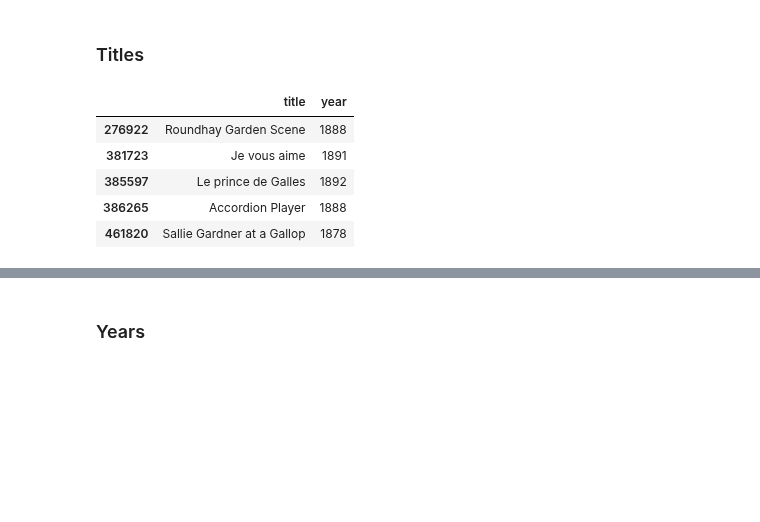
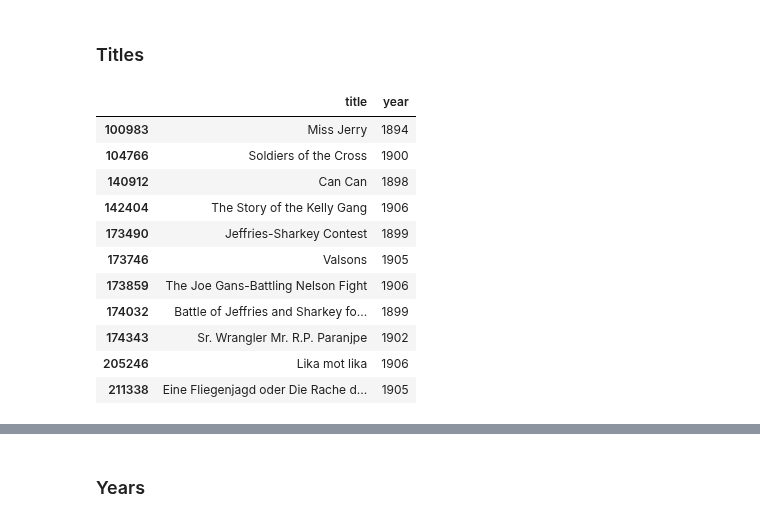
Before and after one commit to brandon-rhodes/pycon-pandas-tutorial, a Jupyter notebook: All.ipynb, the cells around one changed output, grey strips where cells are left out. Cells and saved outputs as stored; diff of their text form; code cells hidden in the pictures; blank space fills up the shorter version.

```diff
--- a/All.ipynb
+++ b/All.ipynb
@@ -49,16 +49,22 @@ titles.head()
 # %% [markdown]
 ### Titles
 # %%
-# 1. What movies were made through 1893?
+# 1. What movies were made through 1906?
 
-titles[titles.year <= 1893]
+titles[titles.year <= 1906]
 # %% [output]
 |  | title | year |
-| 276922 | Roundhay Garden Scene | 1888 |
-| 381723 | Je vous aime | 1891 |
-| 385597 | Le prince de Galles | 1892 |
-| 386265 | Accordion Player | 1888 |
-| 461820 | Sallie Gardner at a Gallop | 1878 |
+| 100983 | Miss Jerry | 1894 |
+| 104766 | Soldiers of the Cross | 1900 |
+| 140912 | Can Can | 1898 |
+| 142404 | The Story of the Kelly Gang | 1906 |
+| 173490 | Jeffries-Sharkey Contest | 1899 |
+| 173746 | Valsons | 1905 |
+| 173859 | The Joe Gans-Battling Nelson Fight | 1906 |
+| 174032 | Battle of Jeffries and Sharkey fo... | 1899 |
+| 174343 | Sr. Wrangler Mr. R.P. Paranjpe | 1902 |
+| 205246 | Lika mot lika | 1906 |
+| 211338 | Eine Fliegenjagd oder Die Rache d... | 1905 |
 # %%
 # 1. What movies have titles that fall between Star Trek and Star Wars in the alphabet?
 
```
Also changed, not shown: parts of 18 cells of this notebook, 2 other files.
